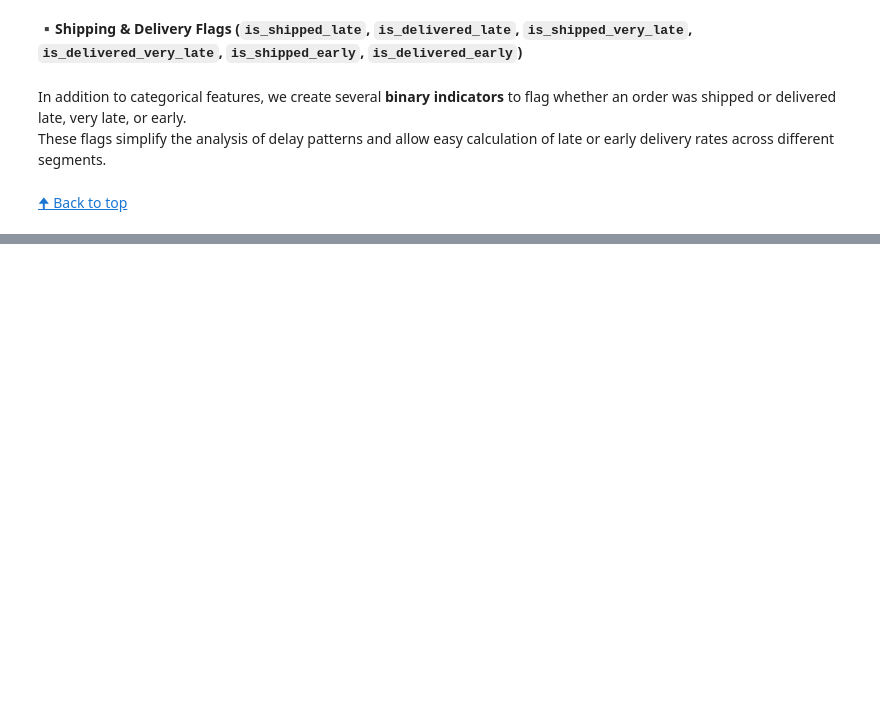
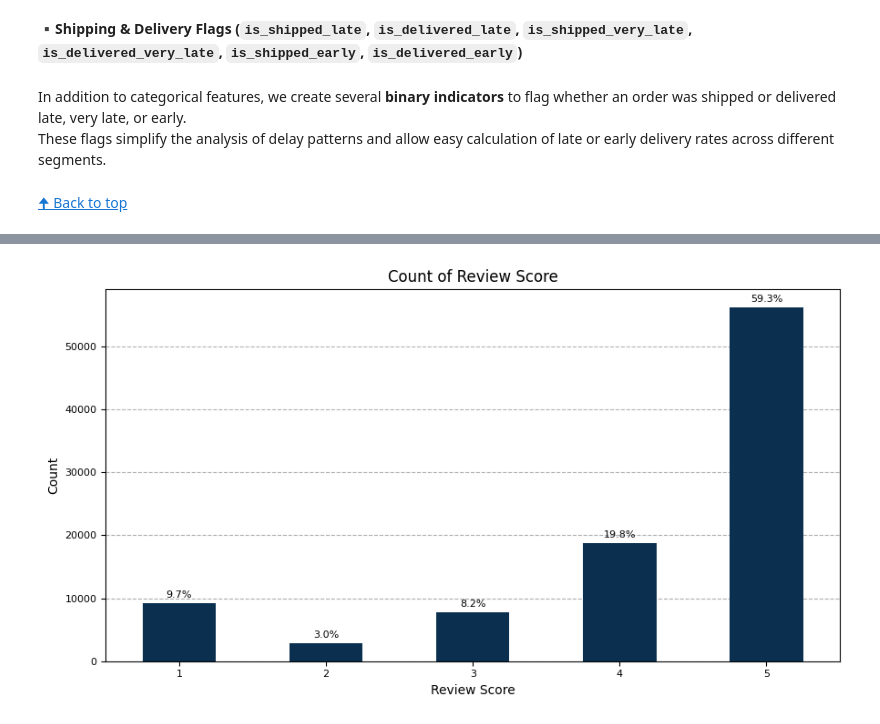
Before and after one commit to OlesyaEvseeva/customer-satisfaction-ecommerce, a Jupyter notebook: notebooks/02_data_integration_preprocessing.ipynb, the cells around one changed output, grey strips where cells are left out. Cells and saved outputs as stored; diff of their text form; code cells hidden in the pictures; blank space fills up the shorter version.

Commit message:
feat(notebook-2): create review scores features (eg. review_score_group, is_negative_review, is_5_star_review etc)

```diff
--- a/notebooks/02_data_integration_preprocessing.ipynb
+++ b/notebooks/02_data_integration_preprocessing.ipynb
@@ -3768,0 +3777,5 @@ df_orders["is_delivered_early"] = (df_orders["delivery_delay_days"] < 0).astype(
+# %%
+# Plot counts of review scores
+u.plot_value_counts(df_orders, 'review_score', sort='index', figsize=(9,5))
+# %% [output]
+[figure, added]
```
Also changed, not shown: parts of 12 cells of this notebook.
